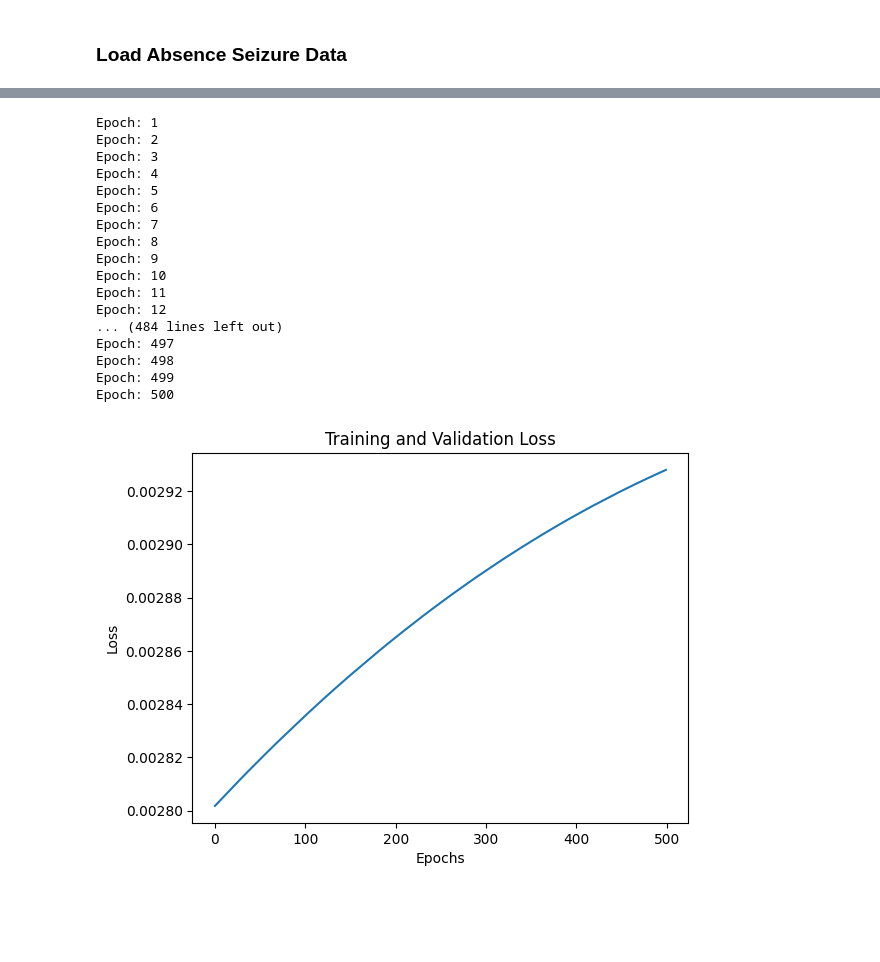
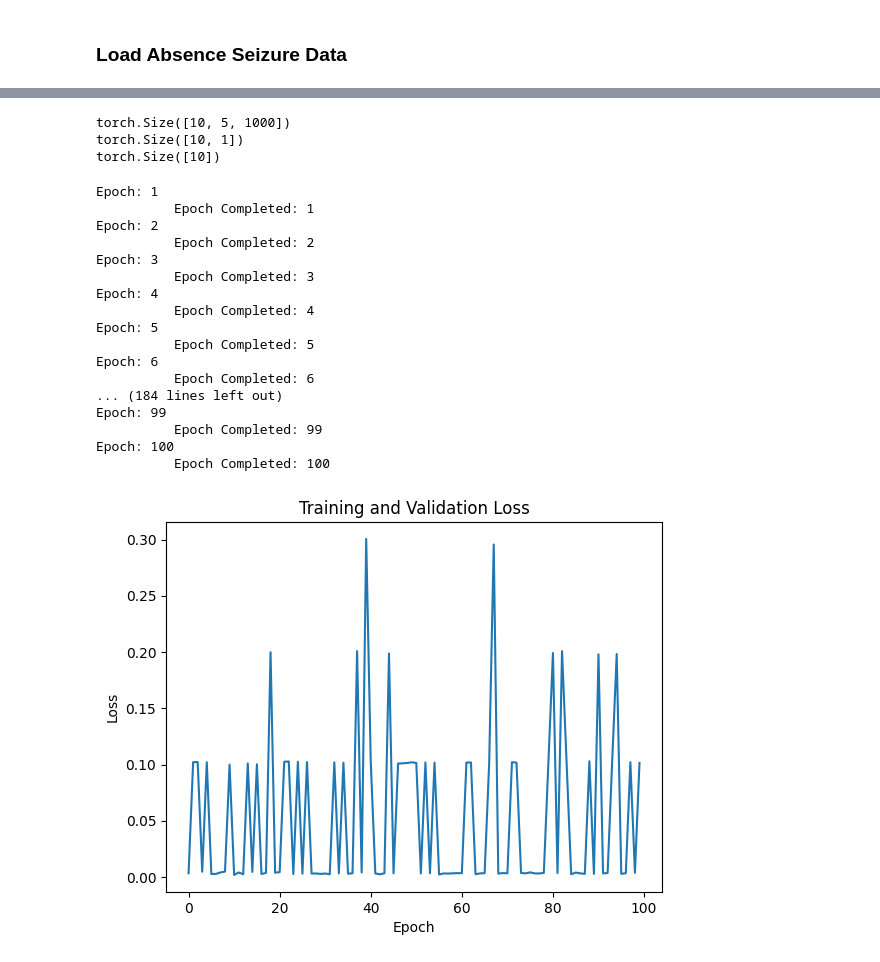
Before and after one commit to Loic017/TinyML-for-Epileptic-Seizures, a Jupyter notebook: seizure_training.ipynb, the cells around one changed output, grey strips where cells are left out. Drawn from its saved outputs; the diff is of its cells as text; code cells hidden in the pictures; blank space fills up the shorter version.

```diff
--- a/seizure_training.ipynb
+++ b/seizure_training.ipynb
@@ -127,48 +208,74 @@ loss_function = nn.MSELoss()
+# %%
+# Test Model on 1 Batch
+for i, (inputs, labels) in enumerate(train_dataloader):
+    inputs, labels = inputs.to(device), labels.to(device)
+    outputs = model(inputs)
+    print(inputs.shape)
+    print(outputs.shape)
+    print(labels.shape)
+    break
+# %% [output]
+torch.Size([10, 5, 1000])
+torch.Size([10, 1])
+torch.Size([10])
 # %%
-epochs = 500  # Number of training iterations
-losses = []  # Append loses to this list as training goes on
+epochs = 100  # Number of training iterations
+losses_train_batch = []
+losses_train_epoch = []
 
 for i in range(epochs):
     print(f"Epoch: {i+1}")
-    for i, (x_sample, y_sample) in enumerate(train_dataloader):
-        # print(f"Batch: {i+1}")
-        x, y = x_sample.to(device), y_sample.to(device)
 
-        y_pred = model(x[0])
-        loss = loss_function(y_pred, y)
+    for j, (x_sample, y_sample) in enumerate(train_dataloader):
+        # print(f"        Batch: {i+1}")
+        x, y = x_sample.to(device), y_sample.to(device)  # Move batch data to GPU
+        y = y.unsqueeze(1)
+
+        optimizer.zero_grad()
+
+        y_pred = model(x)  # Input into model forward pass
+        # print(y_pred.shape, y.shape)
+        loss = loss_function(y_pred, y)  # Calculate the loss
 
         # Zero gradients, backward pass, update weights
-        optimizer.zero_grad()
         loss.backward()
         optimizer.step()
 
-    losses.append(loss.item())
+        losses_train_batch.append(loss.item())
+
+    losses_train_epoch.append(loss.item())
+
+    print(f"          Epoch Completed: {i+1}")
 # %% [output]
 Epoch: 1
+          Epoch Completed: 1
 Epoch: 2
+          Epoch Completed: 2
 Epoch: 3
+          Epoch Completed: 3
 Epoch: 4
+          Epoch Completed: 4
 Epoch: 5
+          Epoch Completed: 5
 Epoch: 6
-Epoch: 7
-Epoch: 8
-Epoch: 9
-Epoch: 10
-Epoch: 11
-Epoch: 12
-... (484 lines left out)
-Epoch: 497
-Epoch: 498
-Epoch: 499
-Epoch: 500
+          Epoch Completed: 6
+... (184 lines left out)
+Epoch: 99
+          Epoch Completed: 99
+Epoch: 100
+          Epoch Completed: 100
 # %%
 # Plot losses
-plt.plot(range(0, epochs), losses, label="Training Loss")
+plt.plot(range(len(losses_train_epoch)), losses_train_epoch, label="Training Loss")
+
 
 plt.title("Training and Validation Loss")
-plt.xlabel("Epochs")
+
+plt.xlabel("Epoch")
+
 plt.ylabel("Loss")
 
+
 plt.show()
 # %% [output]
-[figure, old version]
+[figure, new version]
```
Also changed, not shown: parts of 9 cells of this notebook.
